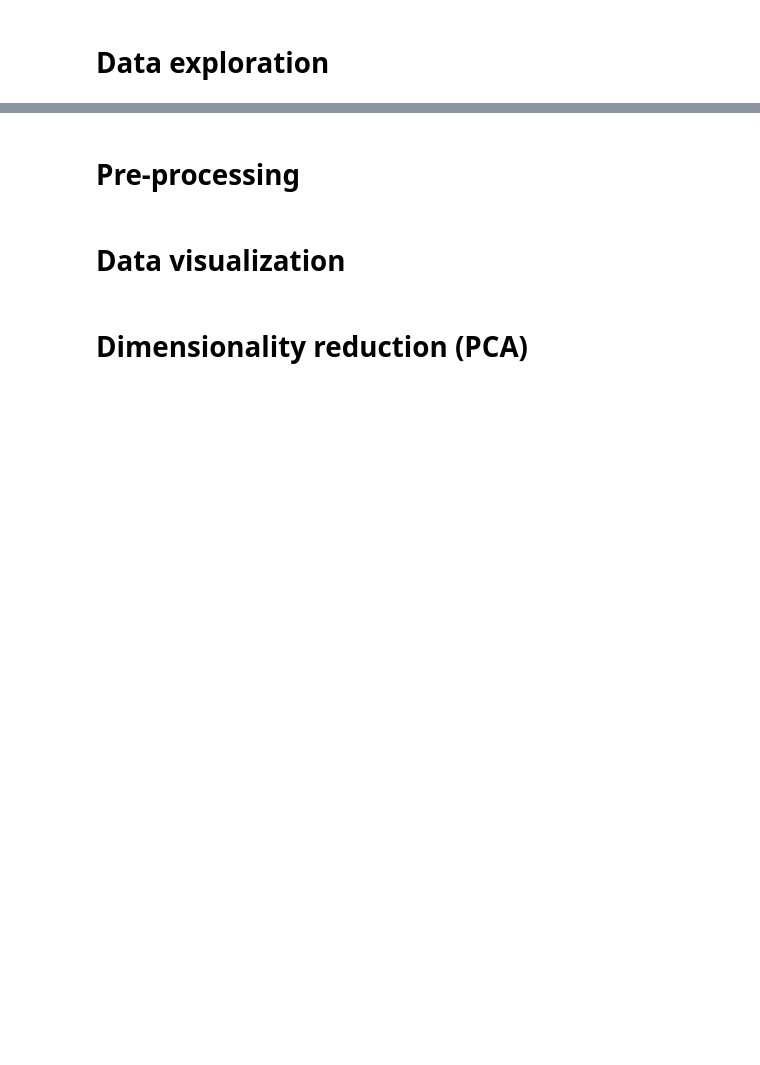
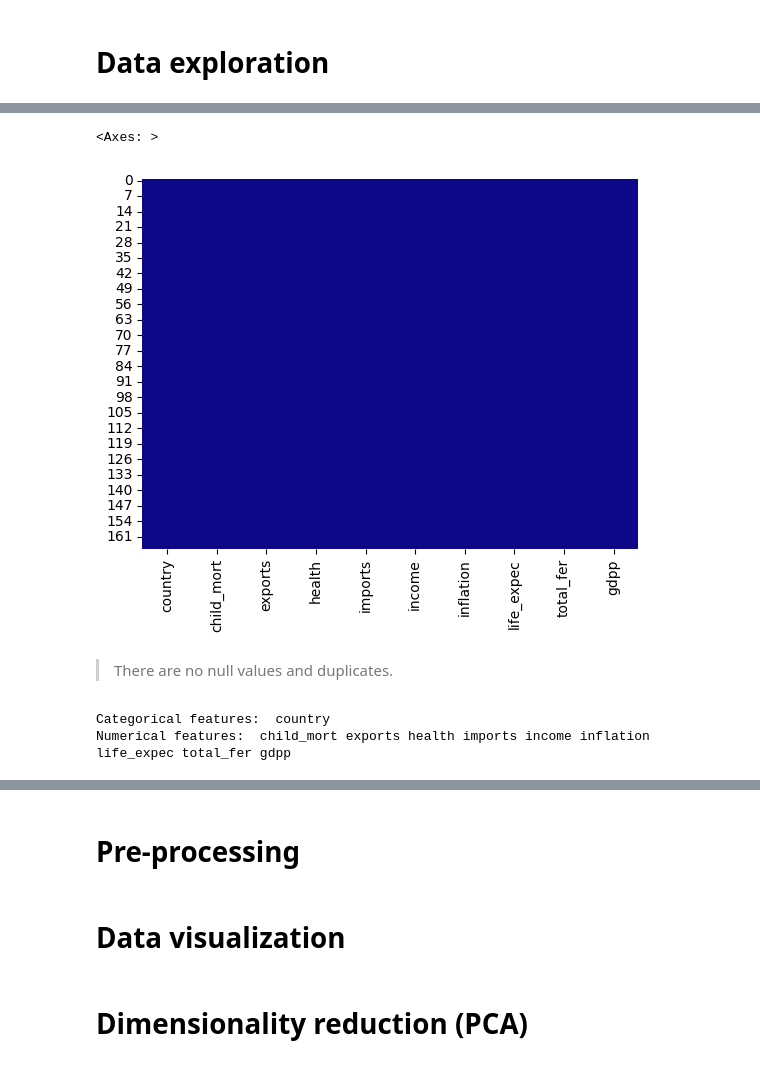
Before and after one commit to stangeorgiana18/PCA-and-cluster-analysis, a Jupyter notebook: cluster-analysis-pca-countries-development.ipynb, the cells around one changed output, grey strips where cells are left out. Cells and saved outputs as stored; diff of their text form; code cells hidden in the pictures; blank space fills up the shorter version.

```diff
--- a/cluster-analysis-pca-countries-development.ipynb
+++ b/cluster-analysis-pca-countries-development.ipynb
@@ -52,0 +107,25 @@ countries.head()
+# %%
+sns.heatmap(countries.isnull(), cmap = 'plasma', cbar = False) # I also removed color bar
+
+# potential values for cmap
+# viridis, plasma, inferno, magma, coolwarm, jet, Greens, Blues, Reds, cividis
+# %% [output]
+<Axes: >
+[figure, added]
+# %% [markdown]
+> There are no null values and duplicates.
+# %%
+columns = list(countries.columns)
+columns.remove('country')
+
+categorical_columns = ['country']
+numerical_columns = [*columns] # create a list with all the remaining columns
+
+# print the unpacked elements of the lists as separate arguments:
+print('Categorical features: ', *categorical_columns)
+
+# pass each element of numerical_columns list as a separate argument to the print() function
+print('Numerical features: ', *numerical_columns)
+# %% [output]
+Categorical features:  country
+Numerical features:  child_mort exports health imports income inflation life_expec total_fer gdpp
```
Also changed, not shown: parts of 14 cells of this notebook.
